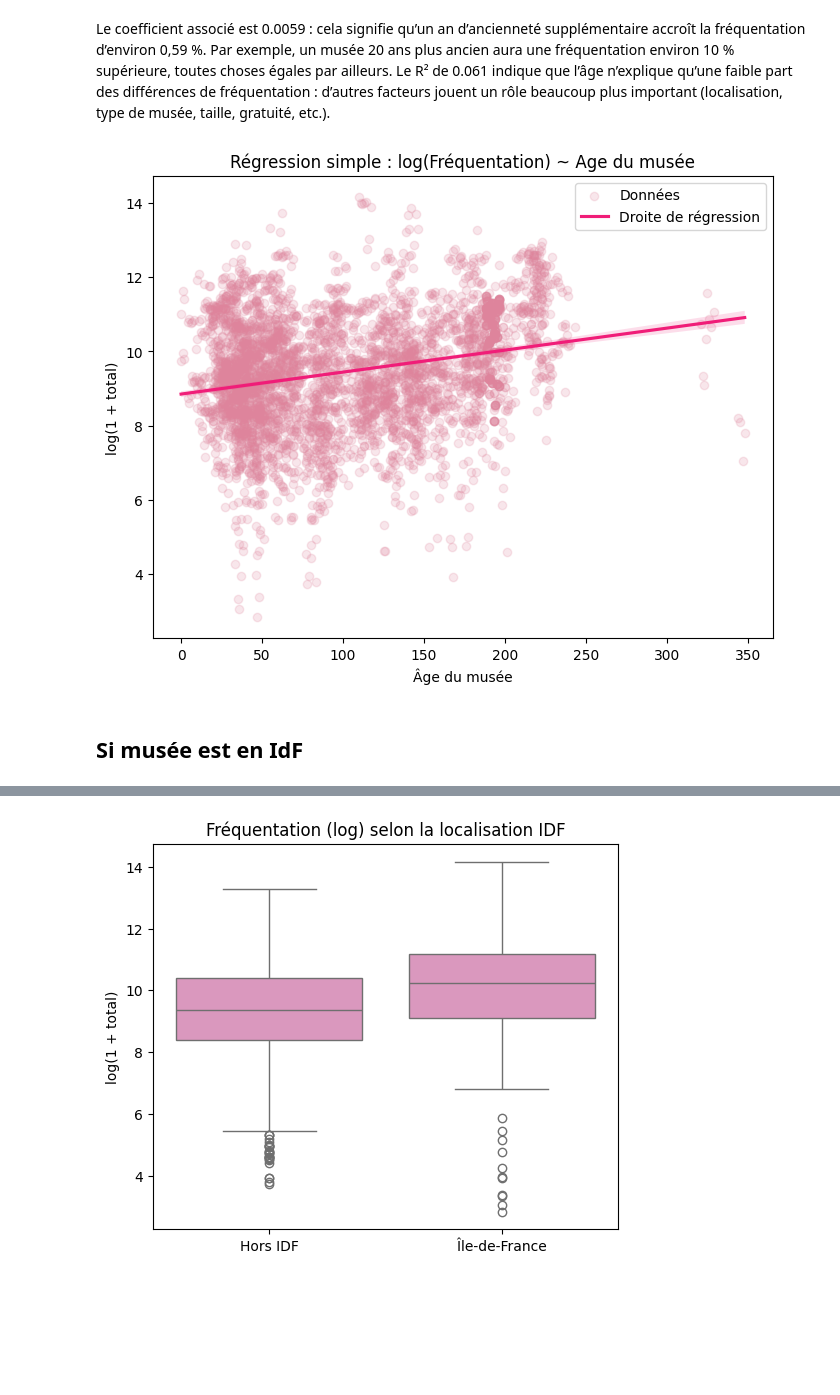
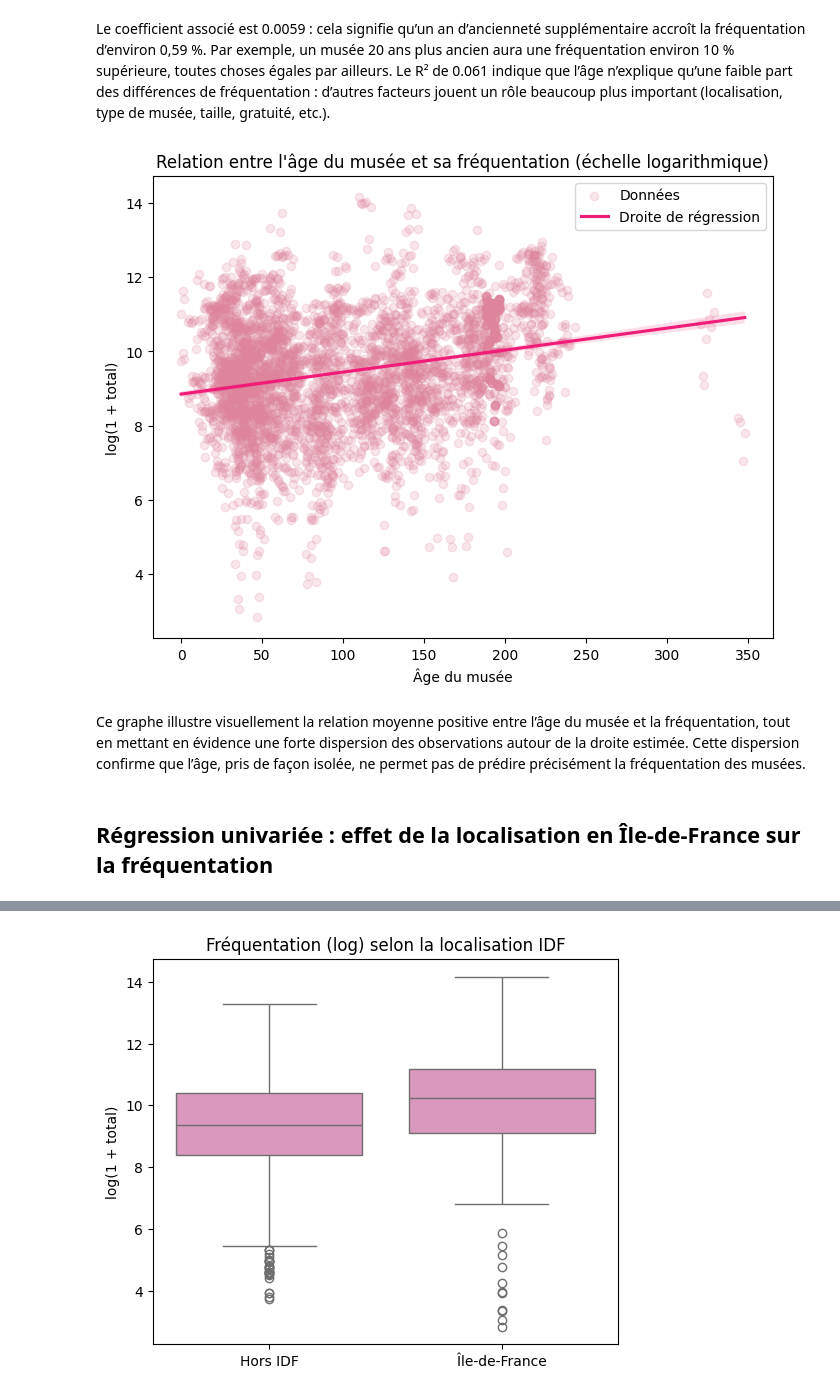
Before and after one commit to emmabezombes/prediction-musee, a Jupyter notebook: notebook/03_modelisation.ipynb, the cells around one changed output, grey strips where cells are left out. Saved outputs shown, nothing was run; the diff lists cells and outputs as text; code cells hidden in the pictures; blank space fills up the shorter version.

```diff
--- a/notebook/03_modelisation.ipynb
+++ b/notebook/03_modelisation.ipynb
@@ -71,33 +73,36 @@ Le coefficient associé est 0.0059 : cela signifie qu’un an d’ancienneté su
 Par exemple, un musée 20 ans plus ancien aura une fréquentation environ 10 % supérieure, toutes choses égales par ailleurs.
 Le R² de 0.061 indique que l’âge n’explique qu’une faible part des différences de fréquentation : d’autres facteurs jouent un rôle beaucoup plus important (localisation, type de musée, taille, gratuité, etc.).
 # %%
+# Visualisation de la régression estimée
 import seaborn as sns
 
-# Scatter des points
+# Nuage de points : observations individuelles
 plt.figure(figsize=(8,6))
 plt.scatter(df_reg["age_musee"], df_reg["y"], alpha=0.2, label="Données", color="#de849c")
 
 # Prédictions de la droite
 X_plot = sm.add_constant(df_reg["age_musee"])
 df_reg["y_pred"] = model_age.predict(X_plot)
 
-# Tracer la droite de régression
+# Tracé de la droite de régression estimée par OLS
 sns.regplot(
     x=df_reg["age_musee"],
     y=df_reg["y"],
     scatter=False,
     color="#f01d78",
     label="Droite de régression"
 )
 
 plt.xlabel("Âge du musée")
 plt.ylabel("log(1 + total)")
-plt.title("Régression simple : log(Fréquentation) ~ Age du musée")
+plt.title("Relation entre l'âge du musée et sa fréquentation (échelle logarithmique)")
 plt.legend()
 plt.show()
 # %% [output]
-[figure, old version]
+[figure, new version]
+# %% [markdown]
+Ce graphe illustre visuellement la relation moyenne positive entre l’âge du musée et la fréquentation, tout en mettant en évidence une forte dispersion des observations autour de la droite estimée. Cette dispersion confirme que l’âge, pris de façon isolée, ne permet pas de prédire précisément la fréquentation des musées.
 # %% [markdown]
-## Si musée est en IdF
+## Régression univariée : effet de la localisation en Île-de-France sur la fréquentation
 # %%
 X = sm.add_constant(df_reg["est_idf"])
```
Also changed, not shown: parts of 28 cells of this notebook.
